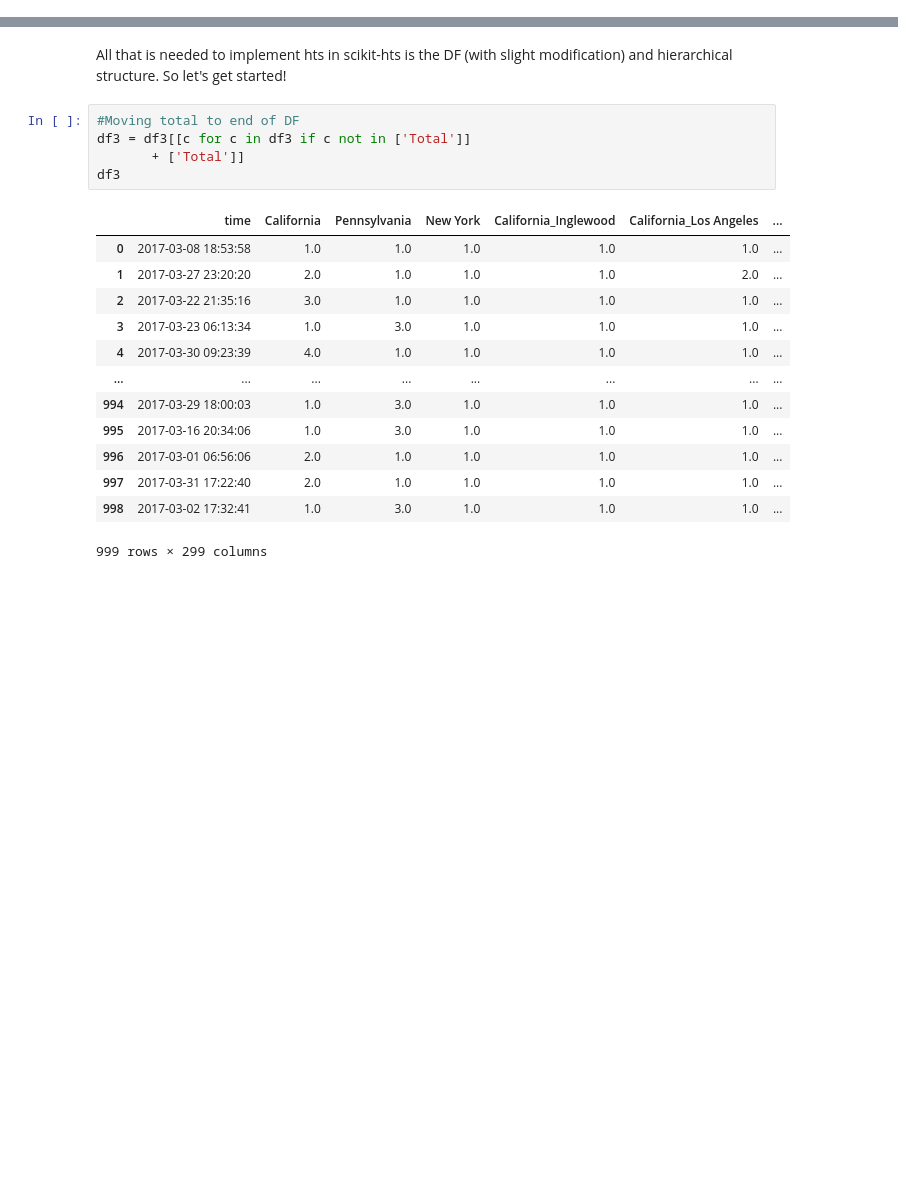
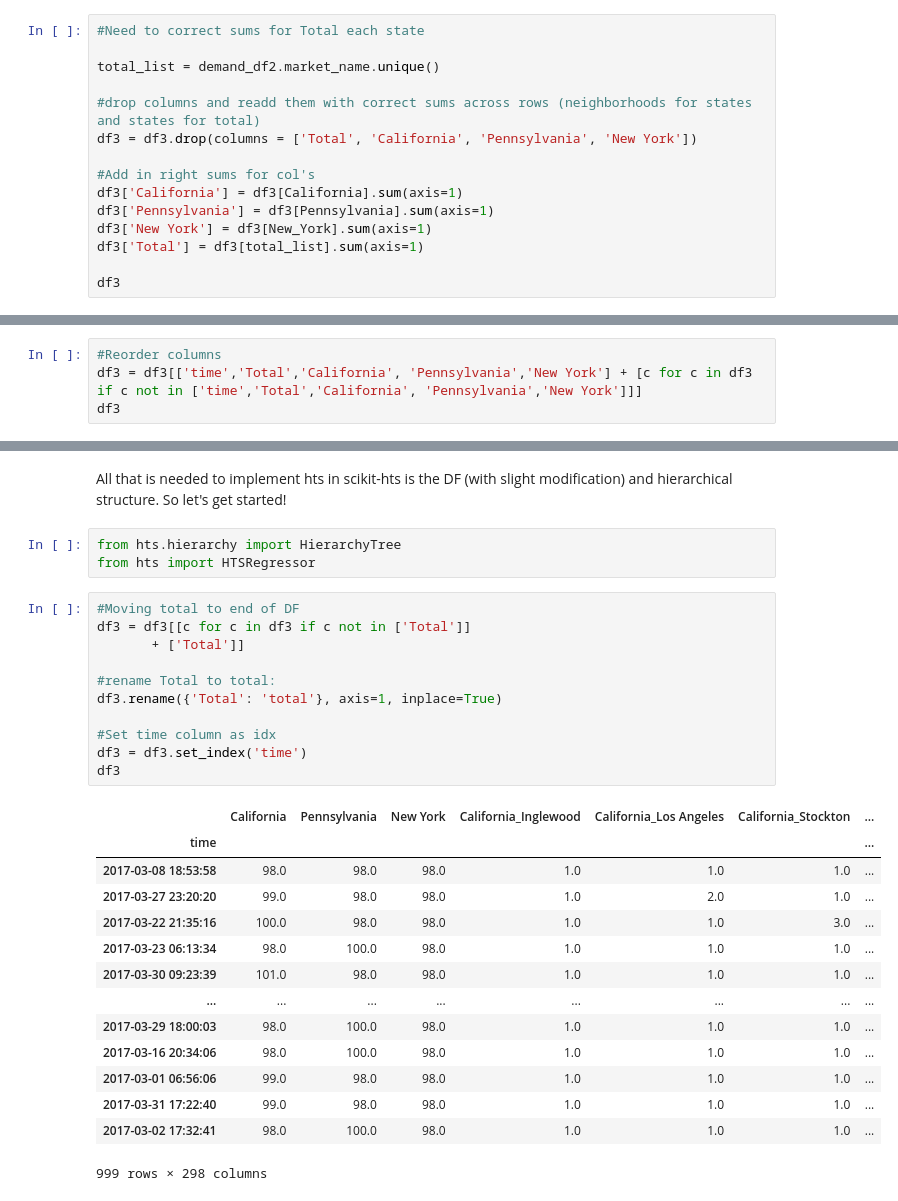
Before and after one commit to mindyng/Take-Homes, a Jupyter notebook: shipt-grocery-tech-supply-demand-forecasting.ipynb, the cells around one changed output, grey strips where cells are left out. Cells and saved outputs as stored; diff of their text form; blank space fills up the shorter version.

Commit message:
hts demand predictions

```diff
--- a/shipt-grocery-tech-supply-demand-forecasting.ipynb
+++ b/shipt-grocery-tech-supply-demand-forecasting.ipynb
@@ -1023,0 +1341,15 @@ df3
+# %%
+#Need to correct sums for Total each state
+
+total_list = demand_df2.market_name.unique()
+
+#drop columns and readd them with correct sums across rows (neighborhoods for states and states for total)
+df3 = df3.drop(columns = ['Total', 'California', 'Pennsylvania', 'New York'])
+
+#Add in right sums for col's
+df3['California'] = df3[California].sum(axis=1)
+df3['Pennsylvania'] = df3[Pennsylvania].sum(axis=1)
+df3['New York'] = df3[New_York].sum(axis=1)
+df3['Total'] = df3[total_list].sum(axis=1)
+
+df3
@@ -1023,0 +1370,4 @@ df3
+# %%
+#Reorder columns
+df3 = df3[['time','Total','California', 'Pennsylvania','New York'] + [c for c in df3 if c not in ['time','Total','California', 'Pennsylvania','New York']]]
+df3
@@ -1065,25 +1429,35 @@ Installing collected packages: scikit-hts
 Successfully installed scikit-hts-0.5.3
 # %% [markdown]
 All that is needed to implement hts in scikit-hts is the DF (with slight modification) and hierarchical structure. So let's get started!
+# %%
+from hts.hierarchy import HierarchyTree
+from hts import HTSRegressor
 # %%
 #Moving total to end of DF
 df3 = df3[[c for c in df3 if c not in ['Total']]
        + ['Total']]
+
+#rename Total to total:
+df3.rename({'Total': 'total'}, axis=1, inplace=True)
+
+#Set time column as idx
+df3 = df3.set_index('time')
 df3
 # %% [output]
-|  | time | California | Pennsylvania | New York | California_Inglewood | California_Los Angeles | ... |
-| 0 | 2017-03-08 18:53:58 | 1.0 | 1.0 | 1.0 | 1.0 | 1.0 | ... |
-| 1 | 2017-03-27 23:20:20 | 2.0 | 1.0 | 1.0 | 1.0 | 2.0 | ... |
-| 2 | 2017-03-22 21:35:16 | 3.0 | 1.0 | 1.0 | 1.0 | 1.0 | ... |
-| 3 | 2017-03-23 06:13:34 | 1.0 | 3.0 | 1.0 | 1.0 | 1.0 | ... |
-| 4 | 2017-03-30 09:23:39 | 4.0 | 1.0 | 1.0 | 1.0 | 1.0 | ... |
+|  | California | Pennsylvania | New York | California_Inglewood | California_Los Angeles | California_Stockton | ... |
+| time |  |  |  |  |  |  | ... |
+| 2017-03-08 18:53:58 | 98.0 | 98.0 | 98.0 | 1.0 | 1.0 | 1.0 | ... |
+| 2017-03-27 23:20:20 | 99.0 | 98.0 | 98.0 | 1.0 | 2.0 | 1.0 | ... |
+| 2017-03-22 21:35:16 | 100.0 | 98.0 | 98.0 | 1.0 | 1.0 | 3.0 | ... |
+| 2017-03-23 06:13:34 | 98.0 | 100.0 | 98.0 | 1.0 | 1.0 | 1.0 | ... |
+| 2017-03-30 09:23:39 | 101.0 | 98.0 | 98.0 | 1.0 | 1.0 | 1.0 | ... |
 | ... | ... | ... | ... | ... | ... | ... | ... |
-| 994 | 2017-03-29 18:00:03 | 1.0 | 3.0 | 1.0 | 1.0 | 1.0 | ... |
-| 995 | 2017-03-16 20:34:06 | 1.0 | 3.0 | 1.0 | 1.0 | 1.0 | ... |
-| 996 | 2017-03-01 06:56:06 | 2.0 | 1.0 | 1.0 | 1.0 | 1.0 | ... |
-| 997 | 2017-03-31 17:22:40 | 2.0 | 1.0 | 1.0 | 1.0 | 1.0 | ... |
-| 998 | 2017-03-02 17:32:41 | 1.0 | 3.0 | 1.0 | 1.0 | 1.0 | ... |
+| 2017-03-29 18:00:03 | 98.0 | 100.0 | 98.0 | 1.0 | 1.0 | 1.0 | ... |
+| 2017-03-16 20:34:06 | 98.0 | 100.0 | 98.0 | 1.0 | 1.0 | 1.0 | ... |
+| 2017-03-01 06:56:06 | 99.0 | 98.0 | 98.0 | 1.0 | 1.0 | 1.0 | ... |
+| 2017-03-31 17:22:40 | 99.0 | 98.0 | 98.0 | 1.0 | 1.0 | 1.0 | ... |
+| 2017-03-02 17:32:41 | 98.0 | 100.0 | 98.0 | 1.0 | 1.0 | 1.0 | ... |
-999 rows × 299 columns
+999 rows × 298 columns
 # %%
 #Putting hierarchy together
 markets = demand_df2.market_name.unique()
```
Also changed, not shown: parts of 26 cells of this notebook.
